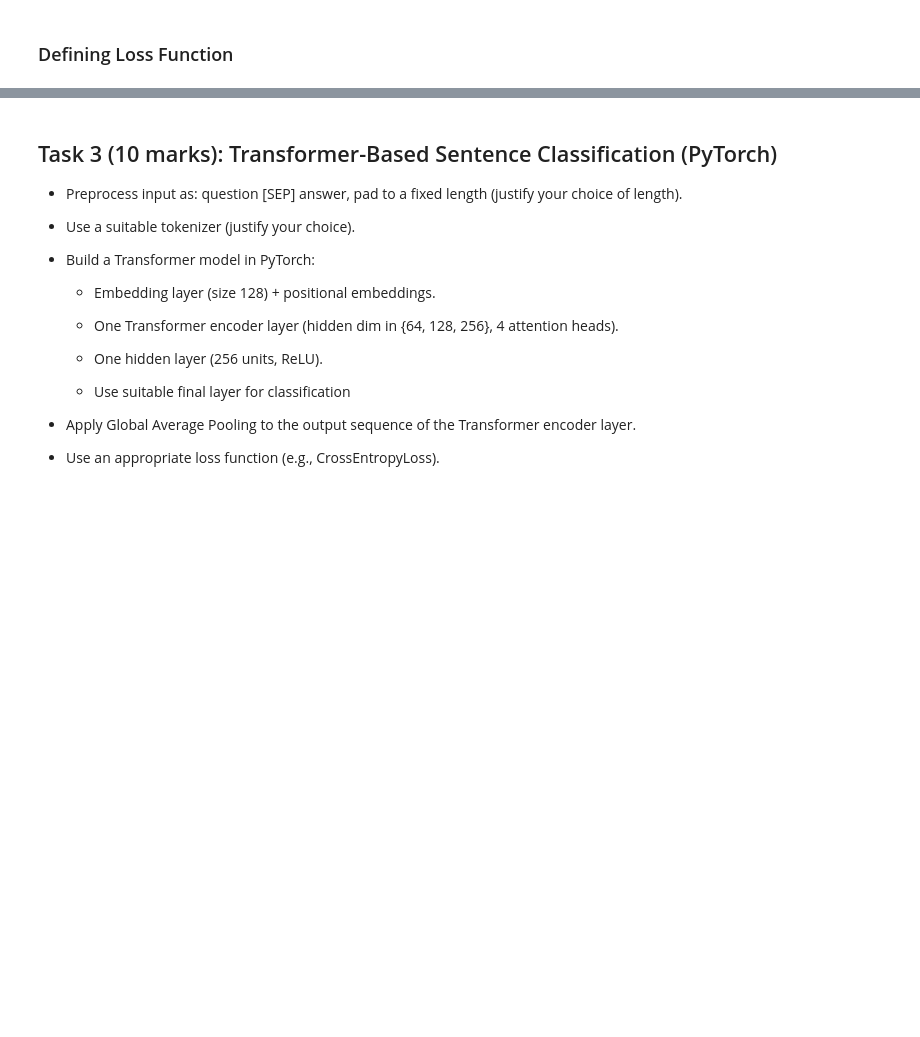
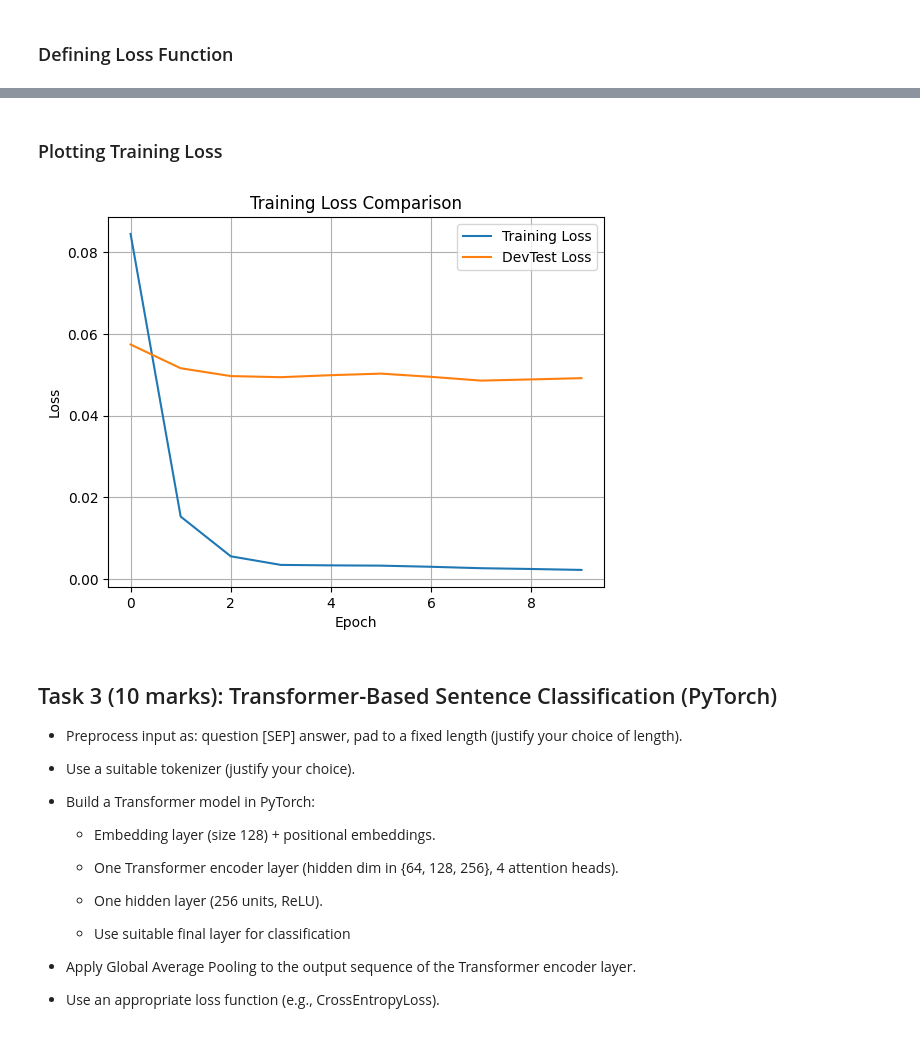
Before and after one commit to SilverPeak2299/COMP3420_a3_2, a Jupyter notebook: Assignment_3_2.ipynb, the cells around one changed output, grey strips where cells are left out. Cells and saved outputs as stored; diff of their text form; code cells hidden in the pictures; blank space fills up the shorter version.

Commit message:
feat: Implement model training and evaluation

```diff
--- a/Assignment_3_2.ipynb
+++ b/Assignment_3_2.ipynb
@@ -388,0 +416,19 @@ class ContrastiveLoss(nn.Module):
+# %%
+def evaluate_siamese_epoch(model, iterator, criterion, device):
+    epoch_loss = 0
+    model.eval()
+
+    with torch.no_grad():
+        for batch in tqdm(iterator, total=len(iterator)):
+            q, a, labels = batch
+            q = q.to(device)
+            a = a.to(device)
+            labels = labels.to(device)
+
+            q_embed, a_embed = model(q, a)
+            distance = torch.norm(q_embed - a_embed, dim=1, keepdim=True)
+            loss = criterion(distance, labels)
+
+            epoch_loss += loss.item()
+
+    return epoch_loss / len(iterator)
@@ -389,3 +499,20 @@ class ContrastiveLoss(nn.Module):
+# %% [markdown]
+### Plotting Training Loss
+# %%
+import matplotlib.pyplot as plt
+%matplotlib inline
+
+plt.plot(train_losses, label='Training Loss')
+plt.plot(dev_losses, label='DevTest Loss')
+
+plt.xlabel('Epoch')
+plt.ylabel('Loss')
+plt.title('Training Loss Comparison')
+plt.legend()
+plt.grid(True)
+plt.show()
+# %% [output]
+[figure, added]
 # %% [markdown]
 ## Task 3 (10 marks): Transformer-Based Sentence Classification (PyTorch)
 
```
Also changed, not shown: parts of 5 cells of this notebook, 1 other file.
